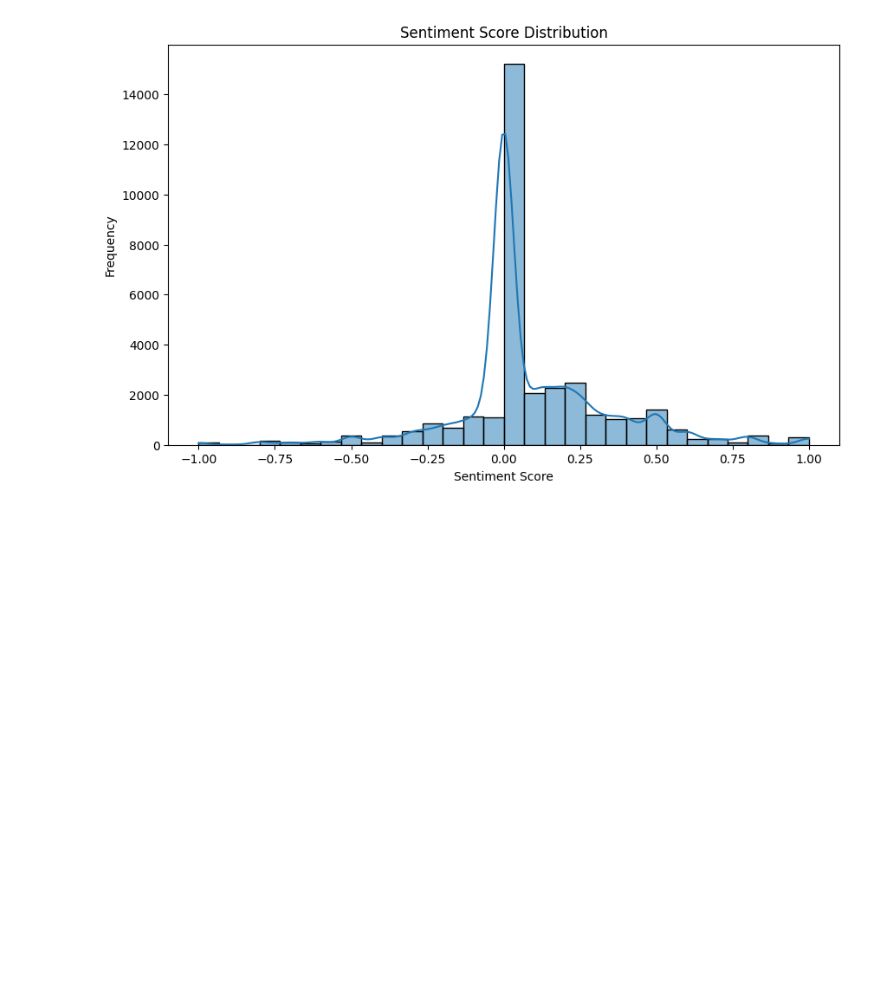
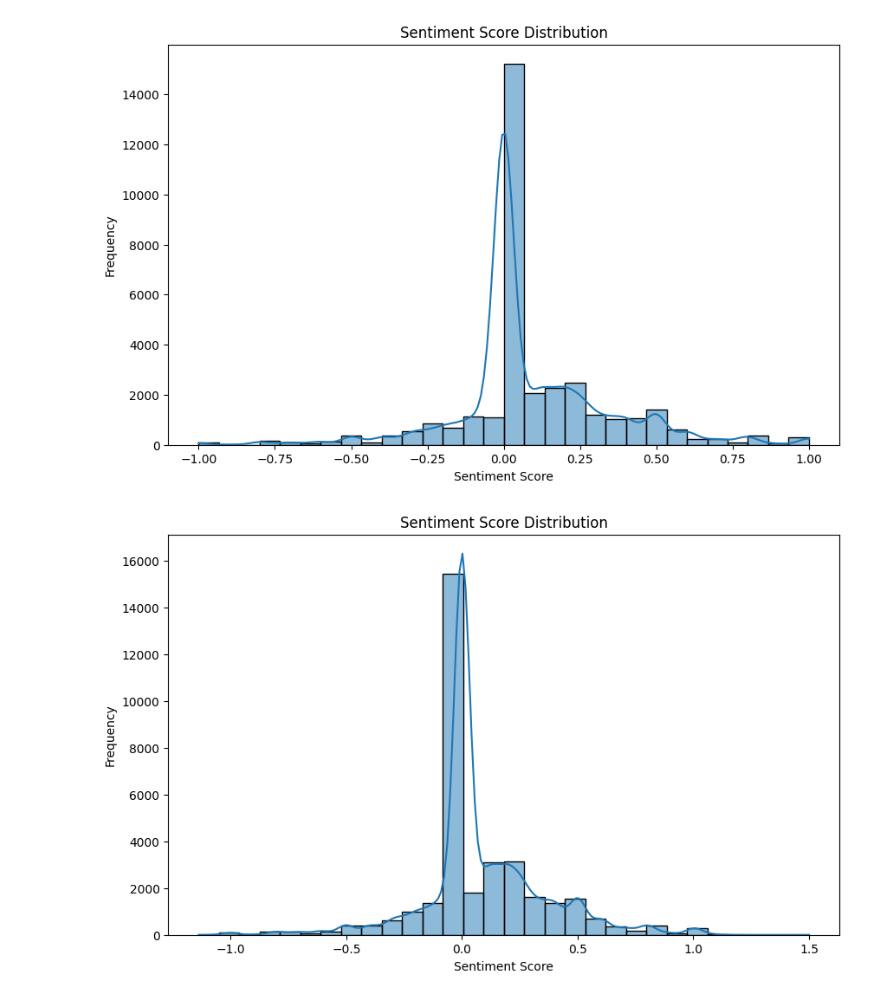
Before and after one commit to filippogiovagnini/sentimental-analysis-twitter-elon-tesla, a Jupyter notebook: featuring_engineering.ipynb, the cells around one changed output. Saved outputs shown, nothing was run; the diff lists cells and outputs as text; code cells hidden in the pictures; blank space fills up the shorter version.

```diff
--- a/featuring_engineering.ipynb
+++ b/featuring_engineering.ipynb
@@ -74,3 +74,25 @@ if 'date' in df.columns:
     plt.show()
 # %% [output]
 [figure]
+# %%
+# Calculate sentiment score
+def calculate_sentiment(text, impressions, likes):
+    analysis = TextBlob(text)
+    sentiment_score = analysis.sentiment.polarity
+    # Adjust sentiment score based on impressions and likes
+    adjusted_score = sentiment_score * (1 + (likes / (impressions + 1)))
+    return adjusted_score
+
+# Assuming df is your DataFrame and it has 'post', 'impressions', and 'likes' columns
+df['sentiment_score'] = df.apply(lambda row: calculate_sentiment(row['post'], row['Impressions'], row['Likes count']), axis=1)
+# %%
+# Data Visualization
+# Plot sentiment score distribution
+plt.figure(figsize=(10, 6))
+sns.histplot(df['sentiment_score'], bins=30, kde=True)
+plt.title('Sentiment Score Distribution')
+plt.xlabel('Sentiment Score')
+plt.ylabel('Frequency')
+plt.show()
+# %% [output]
+[figure, added]
```
Also changed, not shown: parts of 2 cells of this notebook.
